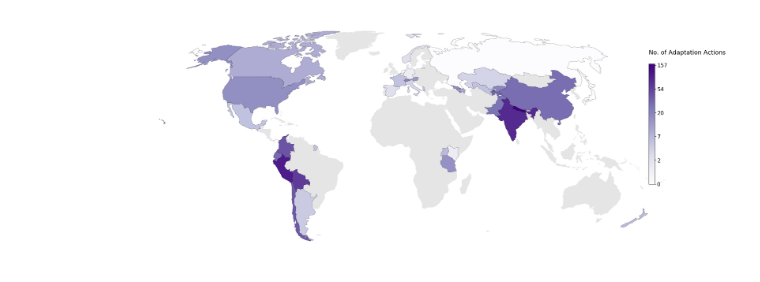
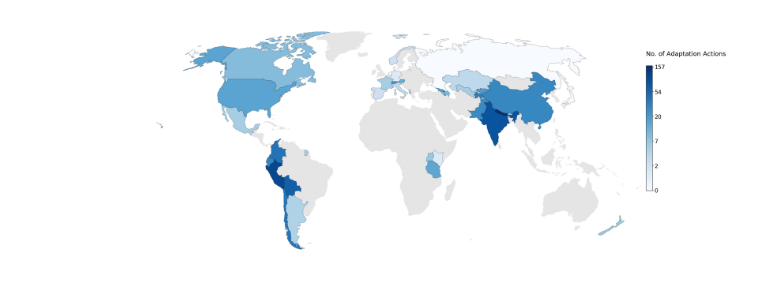
Before and after one commit to vinnyricciardi/mt-adaptation_McDowell_etal_2018, a Jupyter notebook: Notebooks/Data_Visualization.ipynb, the cells around one changed output. Saved outputs shown, nothing was run; the diff lists cells and outputs as text; code cells hidden in the pictures.

```diff
--- a/Notebooks/Data_Visualization.ipynb
+++ b/Notebooks/Data_Visualization.ipynb
@@ -23,7 +31,15 @@ warnings.filterwarnings("ignore")
+# %%
+world = gpd.read_file(gpd.datasets.get_path('naturalearth_lowres'))
+world.crs = {'init' :'epsg:4326'}
+world = world[(world.name!='Antarctica')]
+world = world.to_crs(crs='+proj=robin')
+
+# help(world.to_crs)
 # %%
-def plt_map(data, title='None', ax=None):
+def plt_map(data, title='None', ax=None, cmap='Blues'):
 
     world = gpd.read_file(gpd.datasets.get_path('naturalearth_lowres'))
+    world.crs = {'init' :'epsg:4326'}
     world = world[(world.name!="Antarctica")]
     world = world.to_crs("+proj=robin")
 
@@ -40,7 +56,7 @@ def plt_map(data, title='None', ax=None):
 
     cax = isdata.plot(column='Count',
                 ax=ax,
-                cmap='Purples',
+                cmap=cmap,
                 alpha=1.,
                 edgecolor='k',
                 linewidth=.3)
@@ -66,7 +82,7 @@ def plt_map(data, title='None', ax=None):
     return ax
 
 
-def colorbar_cax(fig, axes=[None], ticks=[None], ticklabels=[None]):
+def colorbar_cax(fig, axes=[None], ticks=[None], ticklabels=[None], cmap='Blues'):
     """
     Plots color bar
     params:
@@ -77,7 +93,7 @@ def colorbar_cax(fig, axes=[None], ticks=[None], ticklabels=[None]):
 
     cax = fig.add_axes(axes)
     vmin, vmax = -1, 1
-    sm = plt.cm.ScalarMappable(cmap='coolwarm_r', norm=plt.Normalize(vmin=vmin, vmax=vmax))
+    sm = plt.cm.ScalarMappable(cmap=cmap, norm=plt.Normalize(vmin=vmin, vmax=vmax))
     sm._A = []  # fake up the array of the scalar mappable.
     cbar = fig.colorbar(sm, cax=cax)
 
@@ -87,20 +101,40 @@ df = pd.read_csv('../data/Country_Counts/country_counts_All_AllStudies_observati
 # %%
 fig, ax = plt.subplots(figsize=[25, 10])
-plt_map(df, title='Figure 2. No. Discrete Adaptations by Country', ax=ax)
+cax = fig.add_axes([0.92, 0.3, 0.01, 0.5])
 
-# Add colorbar
-cax = fig.add_axes([0.92, 0.3, 0.01, 0.5])
-sm = plt.cm.ScalarMappable(cmap='Purples',
-                           norm=plt.Normalize(vmin=np.log(df['Count']).min(),
-                                              vmax=np.log(df['Count']).max()))
-sm._A = []  # fake up the array of the scalar mappable.
-cbar = fig.colorbar(sm, cax=cax)
-# labels = [0, np.exp(1), np.exp(2), np.exp(3), np.exp(4), np.exp(5)]
-labels = [0, np.exp(1), np.exp(2), np.exp(3), np.exp(4), df['Count'].max()]  # Cheat to get largest number
+if ipcc:
+    cmap = 'Reds'
+    plt_map(df, title='',
+            cmap=cmap, ax=ax)
+    lgnd_text = 'No. of Studies Reporting\nConstraints or Limits'
+
+    sm = plt.cm.ScalarMappable(cmap=cmap,
+                               norm=plt.Normalize(vmin=df['Count'].min(),
+                                                  vmax=df['Count'].max()))
+    sm._A = []  # fake up the array of the scalar mappable.
+    labels = [5, 10, 15, 20]
+    cbar = fig.colorbar(sm, cax=cax, ticks = labels)
+
+
+
+
+
+else:
+    cmap = 'Blues'
+    plt_map(df, title='Figure 2. No. Discrete Adaptations by Country',
+            cmap=cmap, ax=ax)
+    lgnd_text = 'No. of Adaptation Actions'
+    labels = [0, 2, 7, 20, 54, 157]
+    sm = plt.cm.ScalarMappable(cmap=cmap,
+                               norm=plt.Normalize(vmin=np.log(df['Count']).min(),
+                                                  vmax=np.log(df['Count']).max()))
+    sm._A = []  # fake up the array of the scalar mappable.
+    cbar = fig.colorbar(sm, cax=cax)
+
+
 labels = [str(int(l)) for l in labels]
 cbar.ax.set_yticklabels(labels, fontsize=16)
-# cbar.set_label('No.\nAdaptations', fontsize=18, rotation=0, labelpad=3)
-fig.text(.92, .84, 'No. of Adaptation Actions', fontsize=18)
+fig.text(.92, .84, lgnd_text, fontsize=18)
 
 
 
@@ -110,32 +144,32 @@ fig.text(.92, .84, 'No. of Adaptation Actions', fontsize=18)
 # sns.barplot(x='Count',
 #             y='ISO',
 #             data=tmp,
 # #             color='grey',
 #             palette=sns.color_palette('Purples_r', 20),
 #             ax=cax)
 
 # # Turn off top and right spines
 # cax.spines['right'].set_visible(False)
 # cax.spines['top'].set_visible(False)
 
 # # Labels
 # cax.set_title('Top Ten Countries\n', fontsize=18)
 # cax.set_ylabel('')
 # cax.set_xlabel('\nNo. Adaptations', fontsize=17)
 # for tick in cax.xaxis.get_major_ticks():
 #     tick.label.set_fontsize(16)
 # for tick in cax.yaxis.get_major_ticks():
 #     tick.label.set_fontsize(16)
 
 # for label in cax.get_yticklabels():
 #     label.set_horizontalalignment('left')
 
 # yax = cax.get_yaxis()
 # yax.set_tick_params(pad=40)  # Moves plot over to accomodate yaxis left alignment
 
 
 fig.tight_layout()
-plt.savefig('/Users/Vinny_Ricciardi/Downloads/Map_Discrete_Apatations.png', bbox_inches='tight', dpi=1000)
+plt.savefig('Figures/Map_Discrete_Adaptations.png', bbox_inches='tight', dpi=1000)
 plt.show()
 # %% [output]
-[figure, old version]
+[figure, new version]
```
Also changed, not shown: parts of 3 cells of this notebook.
